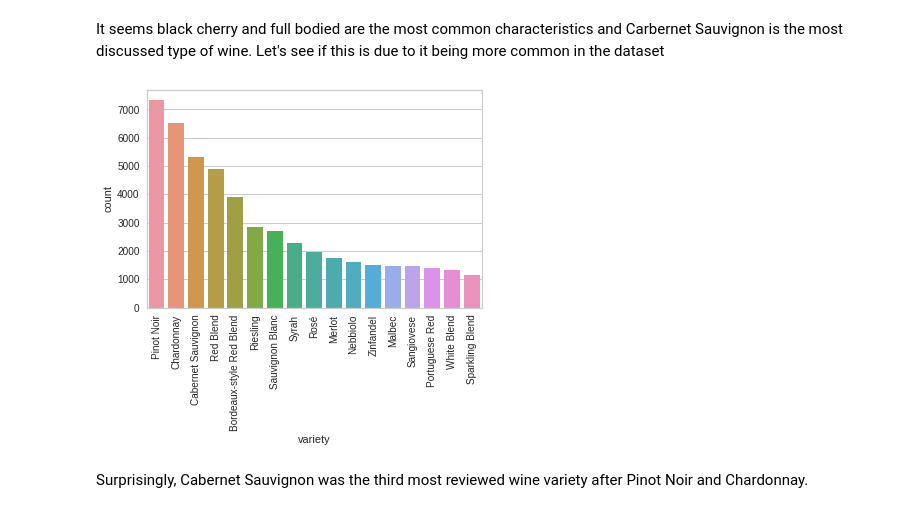
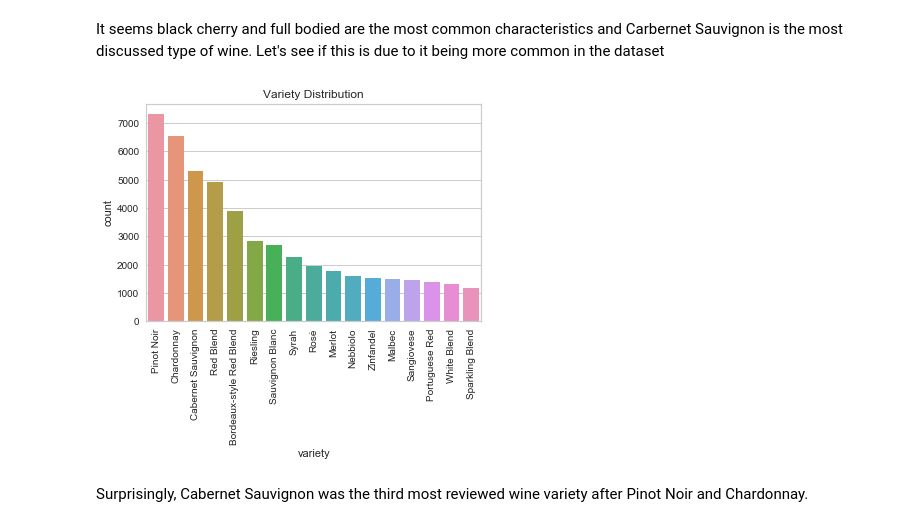
Before and after one commit to AustinDoolittle/WineReviewsNLP, a Jupyter notebook: EDA.ipynb, the cells around one changed output. Saved outputs shown, nothing was run; the diff lists cells and outputs as text; code cells hidden in the pictures.

```diff
--- a/EDA.ipynb
+++ b/EDA.ipynb
@@ -294,12 +303,13 @@ It seems black cherry and full bodied are the most common characteristics and Ca
 # %%
 variety_df = train_df.groupby('variety').filter(lambda x: len(x) > 1000)
 varieties = variety_df['variety'].value_counts().index.tolist()
 fig, ax = plt.subplots(figsize = (6, 4))
 sns.countplot(x = variety_df['variety'], order = varieties, ax = ax)
+ax.set_title('Variety Distribution')
 plt.xticks(rotation = 90)
 plt.show()
 # %% [output]
-[figure, old version]
+[figure, new version]
 # %% [markdown]
 Surprisingly, Cabernet Sauvignon was the third most reviewed wine variety after Pinot Noir and Chardonnay.
 # %% [markdown]
```
Also changed, not shown: parts of 19 cells of this notebook, 5 other files.
